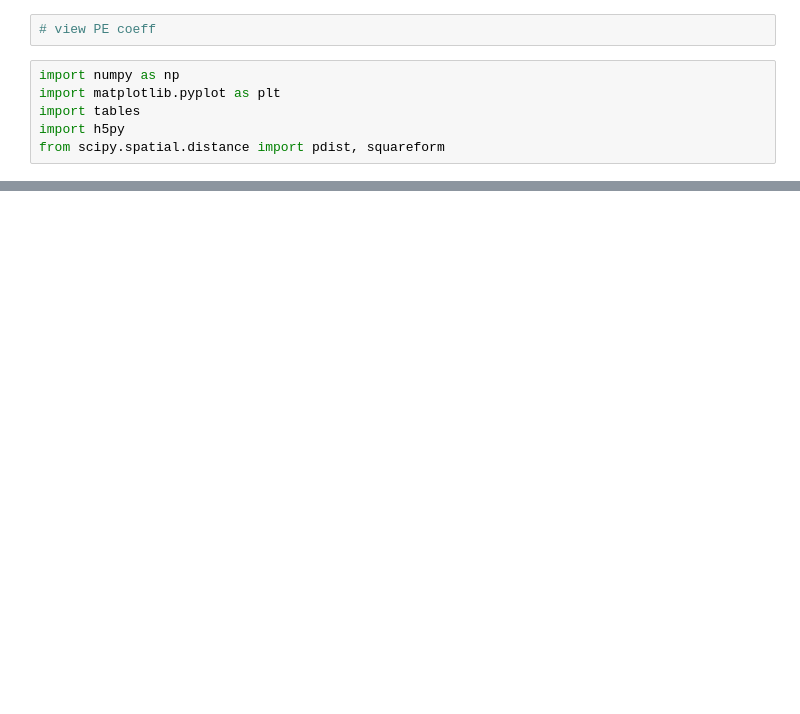
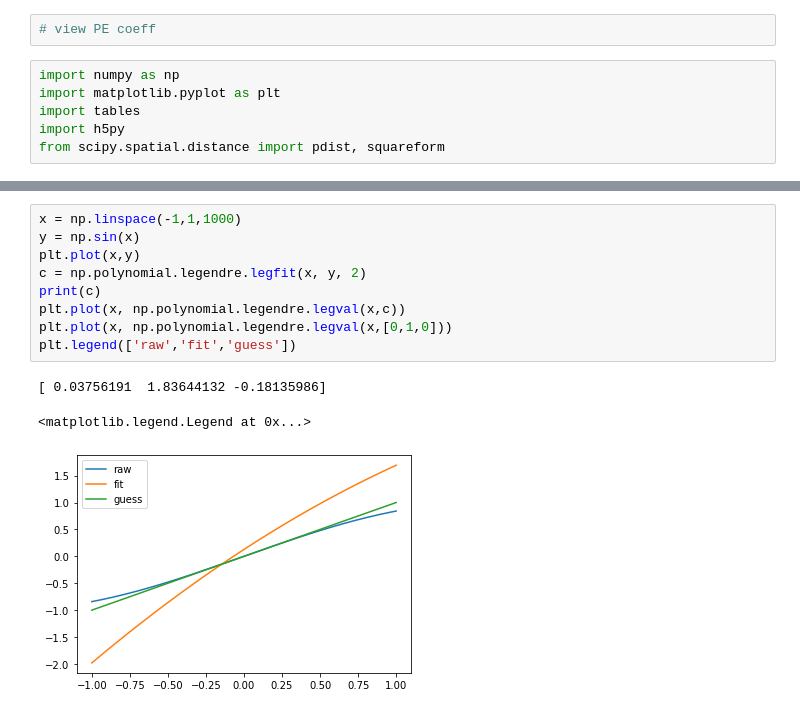
Before and after one commit to dw839566105/Recon1t, a Jupyter notebook: calib/Note/view_5kt.ipynb, the cells around one changed output, grey strips where cells are left out. Cells and saved outputs as stored; diff of their text form; blank space fills up the shorter version.

```diff
--- a/calib/Note/view_5kt.ipynb
+++ b/calib/Note/view_5kt.ipynb
@@ -9,2 +65,15 @@ from scipy.spatial.distance import pdist, squareform
+# %%
+x = np.linspace(-1,1,1000)
+y = np.sin(x)
+plt.plot(x,y)
+c = np.polynomial.legendre.legfit(x, y, 2)
+print(c)
+plt.plot(x, np.polynomial.legendre.legval(x,c))
+plt.plot(x, np.polynomial.legendre.legval(x,[0,1,0]))
+plt.legend(['raw','fit','guess'])
+# %% [output]
+[ 0.03756191  1.83644132 -0.18135986]
+<matplotlib.legend.Legend at 0x...>
+[figure, added]
 # %%
 def findfile(radius):
```
Also changed, not shown: parts of 5 cells of this notebook, 3 other files.
